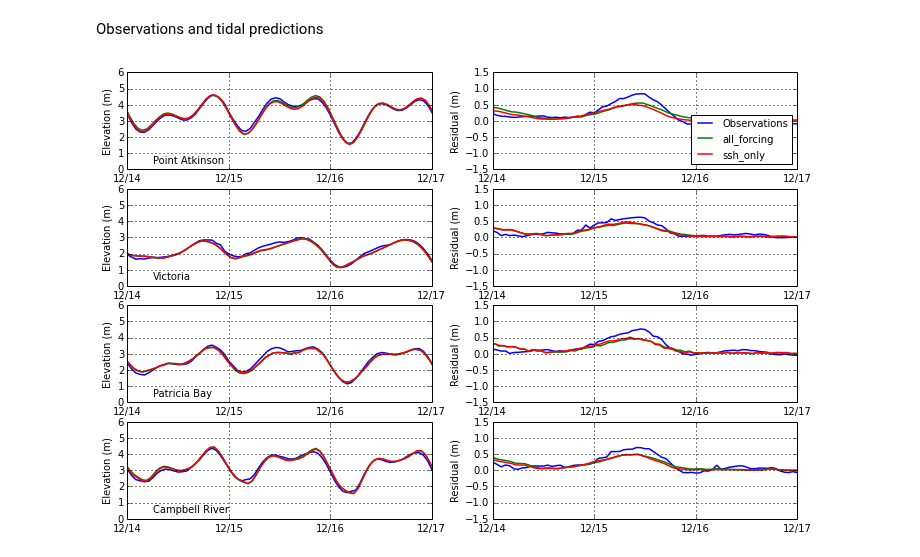
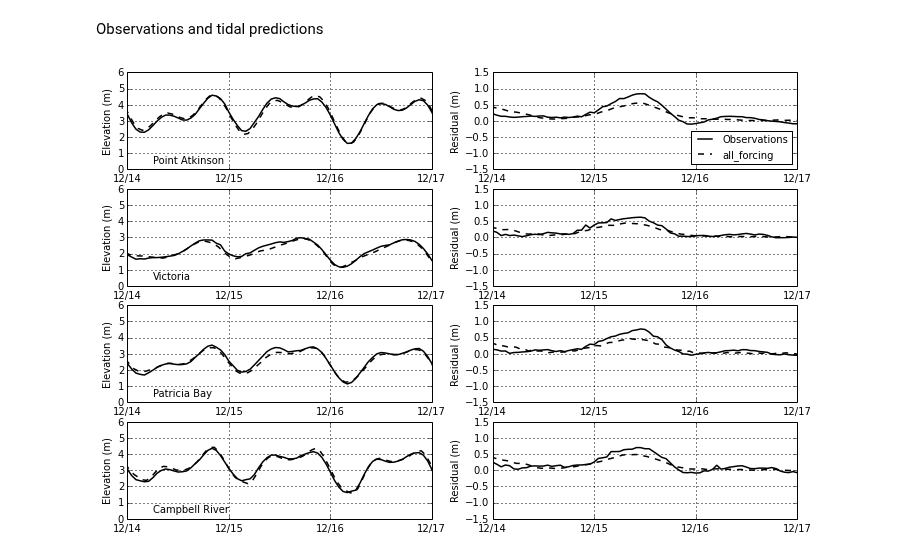
Before and after one commit to SalishSeaCast/storm-surge, a Jupyter notebook: FigureScripts/Dec 2006 - exploring surge.ipynb, the cells around one changed output. Cells and saved outputs as stored; diff of their text form; code cells hidden in the pictures.

```diff
--- a/FigureScripts/Dec 2006 - exploring surge.ipynb
+++ b/FigureScripts/Dec 2006 - exploring surge.ipynb
@@ -104,42 +104,43 @@ eax = unaware.replace(tzinfo=pytz.timezone('utc'))
 sts = ['PointAtkinson','Victoria','PatriciaBay', 'CampbellRiver']
 proper = ['Point Atkinson','Victoria','Patricia Bay', 'Campbell River']
 bg={}
 for (ax,location,name) in zip(axs[:,0], sts,proper):
     hfmt = mdates.DateFormatter('%m/%d')
     ssh_corr=stormtools.correct_model(sshs['all_forcing'][location][:,0,0],ttide[location],sdt,edt)
-    ax.plot(wlev_meas[location].time, wlev_meas[location].slev, label='Observations',lw=1.5)
-    for run in {'all_forcing','ssh_only'}:
-        ssh_corr=stormtools.correct_model(sshs[run][location][:,0,0],ttide[location],sdt,edt)
-        ax.plot(ts[run], ssh_corr+datums[location],label=run,lw=1.5)
+    ax.plot(wlev_meas[location].time, wlev_meas[location].slev, '-k',label='Observations',lw=1.5)
+    run='all_forcing'
+    ssh_corr=stormtools.correct_model(sshs[run][location][:,0,0],ttide[location],sdt,edt)
+    ax.plot(ts[run], ssh_corr+datums[location],'--k',label=run,lw=1.5)
     ax.text(sax+timedelta(hours=6),0.4,name,fontsize=10)
     ax.set_xlim([sax,eax])
     ax.set_ylim([0,6])
     ax.set_ylabel('Elevation (m)')
     ax.grid(True,lw=1)
     ax.xaxis.set_major_locator(mdates.DayLocator())
     ax.xaxis.set_major_formatter(hfmt)
 
 
 for (ax,location) in zip(axs[:,1], sts):
     hfmt = mdates.DateFormatter('%m/%d')
     anom_obs=stormtools.observed_anomaly(ttide[location],wlev_meas[location],msl[location])
     anom_model=stormtools.modelled_anomaly(sshs,location)
-    ax.plot(wlev_meas[location].time, anom_obs, label='Observations',lw=1.5)
-    ax.plot(ts['all_forcing'], anom_model,label='all_forcing',lw=1.5)
-    anom2 = sshs['ssh_only'][location][:,0,0]-sshs['tidesonly'][location][:,0,0]
-    ax.plot(ts['all_forcing'], anom2,label='ssh_only',lw=1.5)
+    ax.plot(wlev_meas[location].time, anom_obs, '-k',label='Observations',lw=1.5)
+    ax.plot(ts['all_forcing'], anom_model, '--k',label='all_forcing',lw=1.5)
+    #anom2 = sshs['ssh_only'][location][:,0,0]-sshs['tidesonly'][location][:,0,0]
+    #ax.plot(ts['all_forcing'], anom2,label='ssh_only',lw=1.5)
     ax.set_xlim([sax,eax])
     ax.set_ylim([-1.5,1.5])
     ax.grid(True,lw=1)
     ax.set_ylabel('Residual (m)')
     ax.xaxis.set_major_locator(mdates.DayLocator())
     ax.xaxis.set_major_formatter(hfmt)
 
 axs[0,1].legend(loc=4,prop={'size':10})
 
 fig.set_size_inches(12,8)
+fig.savefig('../RoughWork/Figures/dec2006.pdf', bbox_inches='tight')
 # %% [output]
-[figure, old version]
+[figure, new version]
 # %%
 sts = ['PointAtkinson','Victoria','PatriciaBay', 'CampbellRiver']
 #sim limits
```
Also changed, not shown: 5 other files.
